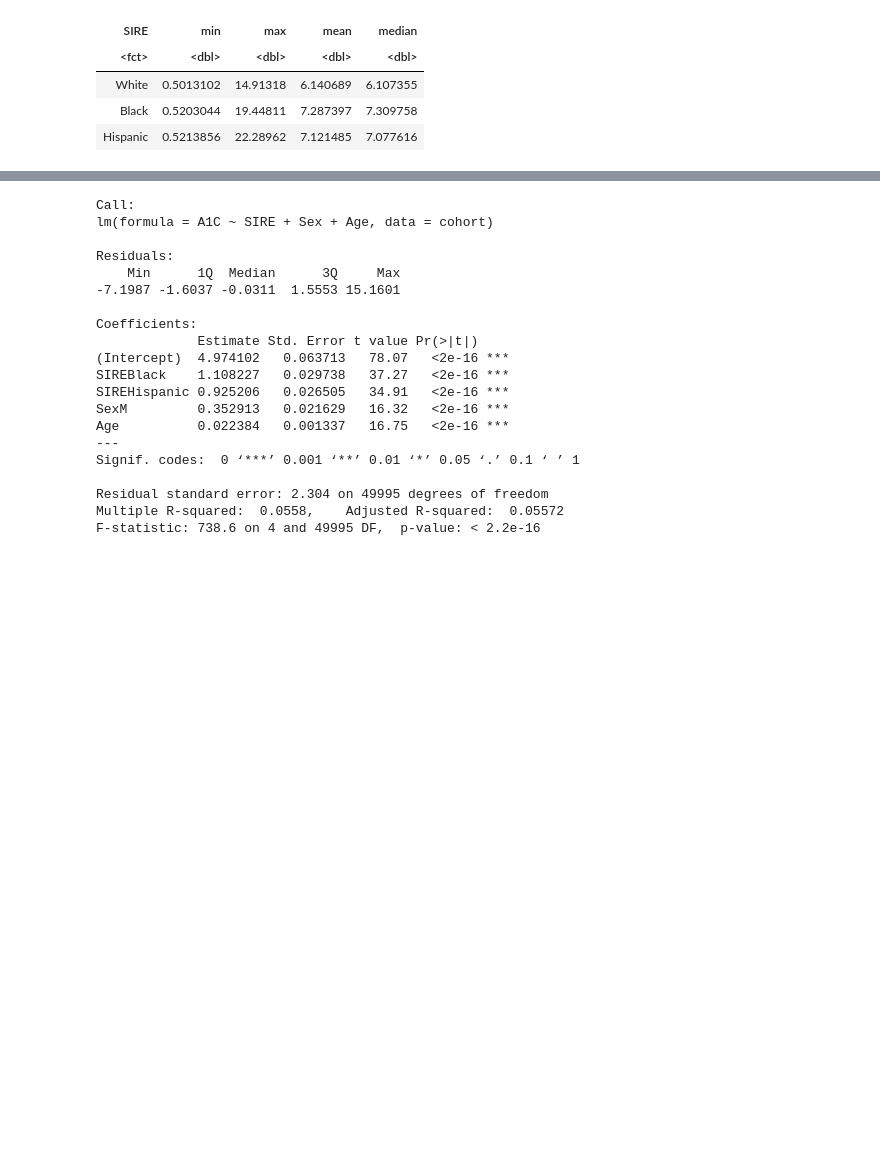
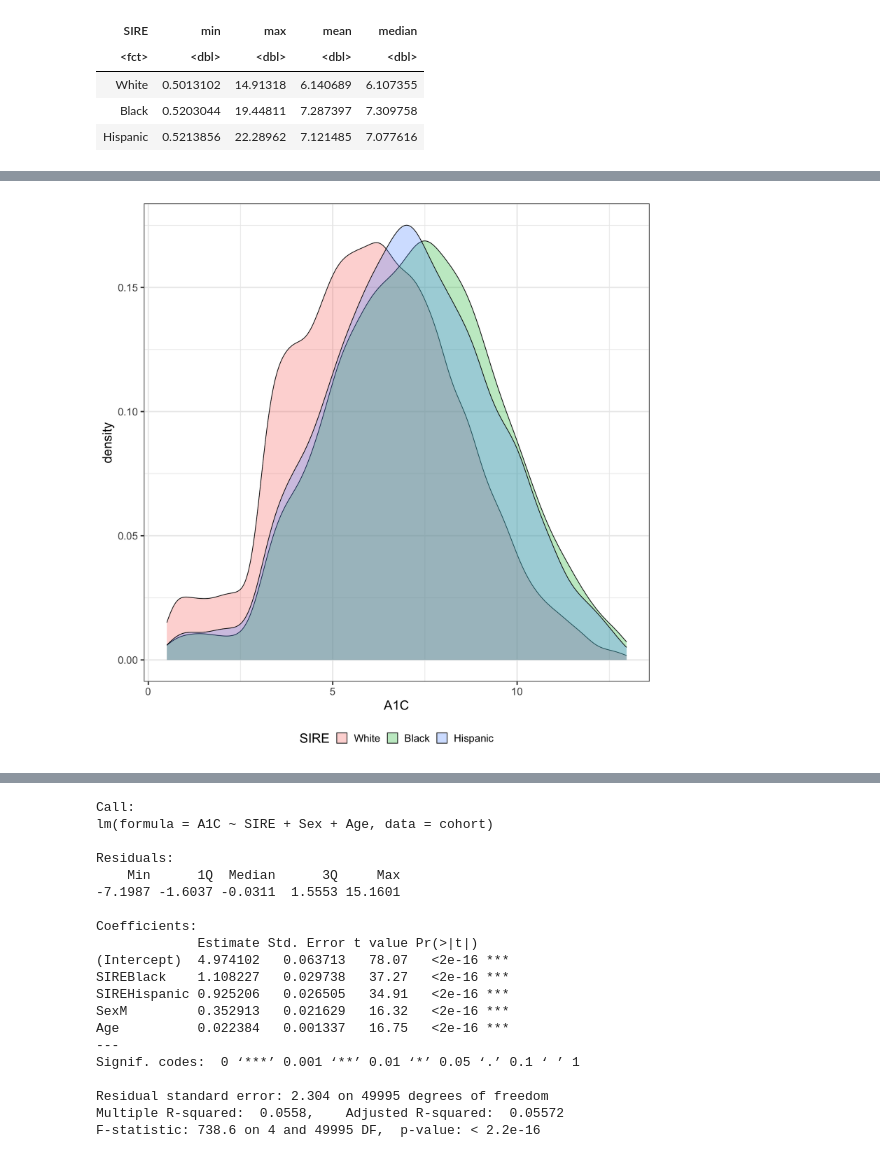
Before and after one commit to healthdisparities/SISG2024-Module4, a Jupyter notebook: Notebooks/Module4-Session4.ipynb, the cells around one changed output, grey strips where cells are left out. Cells and saved outputs as stored; diff of their text form; code cells hidden in the pictures; blank space fills up the shorter version.

Commit message:
Added a section for outlier removal

```diff
--- a/Notebooks/Module4-Session4.ipynb
+++ b/Notebooks/Module4-Session4.ipynb
@@ -123,0 +141,8 @@ A tibble: 3 × 5
+# %%
+Q1_A1C <- quantile(cohort$A1C, .25)
+Q3_A1C <- quantile(cohort$A1C, .75)
+IQR_A1C <- IQR(cohort$A1C)
+
+cohort_filtered <- subset(cohort, cohort$A1C > (Q1_A1C - 1.5*IQR_A1C) & cohort$A1C < (Q3_A1C + 1.5*IQR_A1C))
+dim(cohort_filtered)
+head(cohort_filtered)
@@ -123,0 +160,8 @@ A tibble: 3 × 5
+# %%
+# Visualzie the density of age distribution after IQR outlier removal.
+ggplot(cohort_filtered, aes(x = A1C, fill = SIRE)) +
+    geom_density(alpha = 0.3) +
+    theme_bw(base_size = 20) +
+    theme(legend.position = "bottom")
+# %% [output]
+[figure, added]
```
Also changed, not shown: parts of 12 cells of this notebook.
